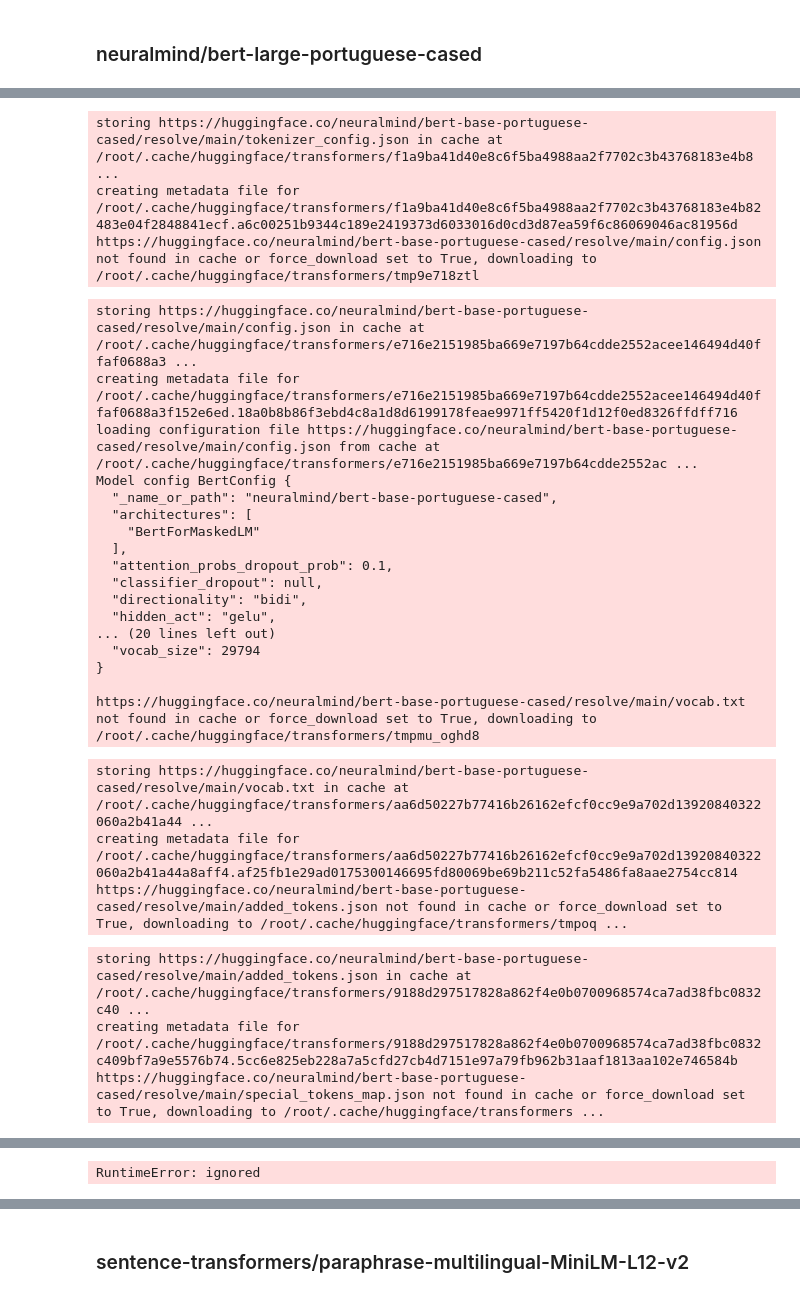
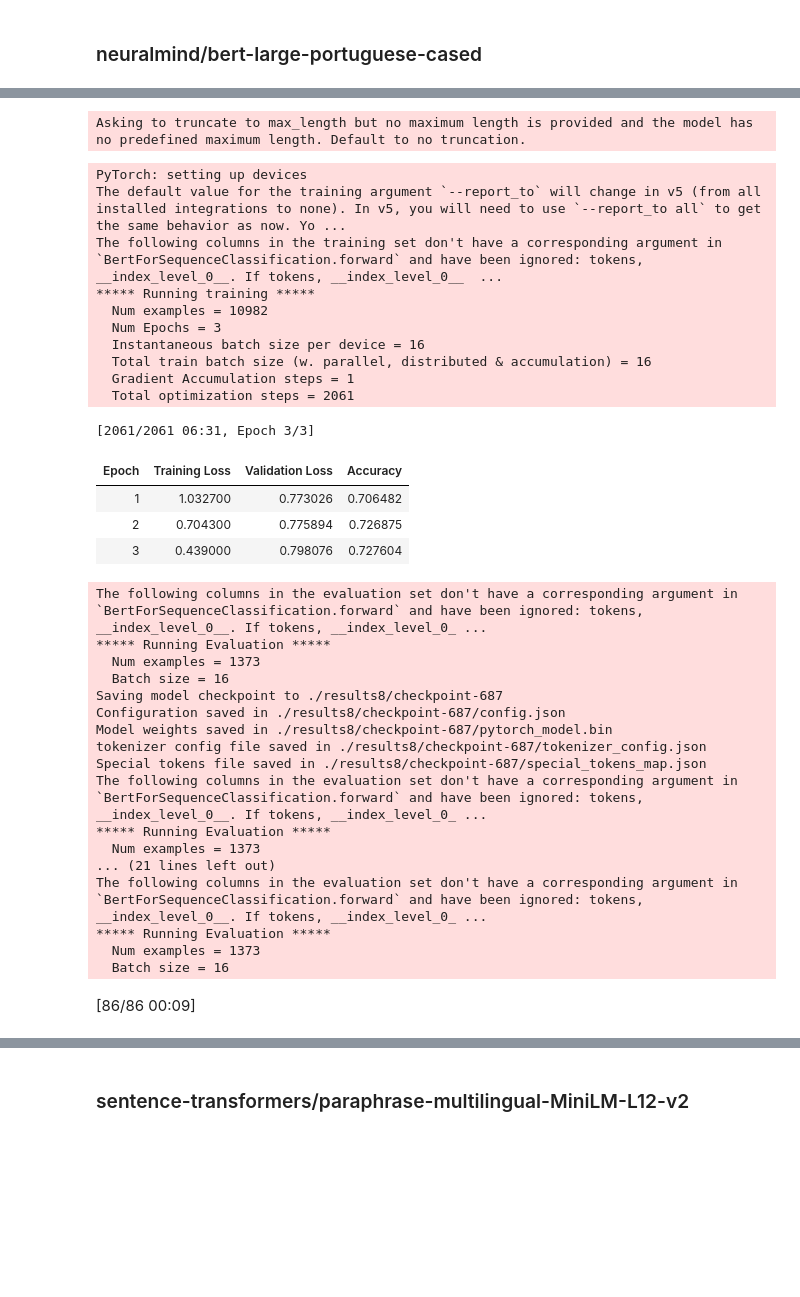
Before and after one commit to claramoreirag/FEUP-NLP-2, a Jupyter notebook: adu_classifier_hugging.ipynb, the cells around one changed output, grey strips where cells are left out. Saved outputs shown, nothing was run; the diff lists cells and outputs as text; code cells hidden in the pictures; blank space fills up the shorter version.

```diff
--- a/adu_classifier_hugging.ipynb
+++ b/adu_classifier_hugging.ipynb
@@ -713,9 +720,8 @@ Cohen kappa Score:
 
 tokenizer = AutoTokenizer.from_pretrained('neuralmind/bert-base-portuguese-cased')
 model =  AutoModelForSequenceClassification.from_pretrained('neuralmind/bert-base-portuguese-cased', num_labels=5)
-# from transformers import BertConfig
-# config = BertConfig()
-# config.vocab_size = tokenizer.vocab_size  # setting both to have same vocab size
-trainer=create_trainer(model, tokenizer,'./results8')
+tokenized_dataset = train_valid_test_dataset.map(tokenizer_processing, batched=True)
+
+trainer=create_trainer(model, tokenizer, tokenized_dataset,'./results8')
 run_trainer(trainer,tokenized_dataset["test"])
 # %% [output]
@@ -723,26 +745,34 @@ https://huggingface.co/neuralmind/bert-base-portuguese-cased/resolve/main/tokeni
-storing https://huggingface.co/neuralmind/bert-base-portuguese-cased/resolve/main/tokenizer_config.json in cache at /root/.cache/huggingface/transformers/f1a9ba41d40e8c6f5ba4988aa2f7702c3b43768183e4b8 ...
-creating metadata file for /root/.cache/huggingface/transformers/f1a9ba41d40e8c6f5ba4988aa2f7702c3b43768183e4b82483e04f2848841ecf.a6c00251b9344c189e2419373d6033016d0cd3d87ea59f6c86069046ac81956d
-https://huggingface.co/neuralmind/bert-base-portuguese-cased/resolve/main/config.json not found in cache or force_download set to True, downloading to /root/.cache/huggingface/transformers/tmp9e718ztl
+Asking to truncate to max_length but no maximum length is provided and the model has no predefined maximum length. Default to no truncation.
-storing https://huggingface.co/neuralmind/bert-base-portuguese-cased/resolve/main/config.json in cache at /root/.cache/huggingface/transformers/e716e2151985ba669e7197b64cdde2552acee146494d40ffaf0688a3 ...
-creating metadata file for /root/.cache/huggingface/transformers/e716e2151985ba669e7197b64cdde2552acee146494d40ffaf0688a3f152e6ed.18a0b8b86f3ebd4c8a1d8d6199178feae9971ff5420f1d12f0ed8326ffdff716
-loading configuration file https://huggingface.co/neuralmind/bert-base-portuguese-cased/resolve/main/config.json from cache at /root/.cache/huggingface/transformers/e716e2151985ba669e7197b64cdde2552ac ...
-Model config BertConfig {
-  "_name_or_path": "neuralmind/bert-base-portuguese-cased",
-  "architectures": [
-    "BertForMaskedLM"
-  ],
-  "attention_probs_dropout_prob": 0.1,
-  "classifier_dropout": null,
-  "directionality": "bidi",
-  "hidden_act": "gelu",
-... (20 lines left out)
-  "vocab_size": 29794
-}
-
-https://huggingface.co/neuralmind/bert-base-portuguese-cased/resolve/main/vocab.txt not found in cache or force_download set to True, downloading to /root/.cache/huggingface/transformers/tmpmu_oghd8
+PyTorch: setting up devices
+The default value for the training argument `--report_to` will change in v5 (from all installed integrations to none). In v5, you will need to use `--report_to all` to get the same behavior as now. Yo ...
+The following columns in the training set don't have a corresponding argument in `BertForSequenceClassification.forward` and have been ignored: tokens, __index_level_0__. If tokens, __index_level_0__  ...
+***** Running training *****
+  Num examples = 10982
+  Num Epochs = 3
+  Instantaneous batch size per device = 16
+  Total train batch size (w. parallel, distributed & accumulation) = 16
+  Gradient Accumulation steps = 1
+  Total optimization steps = 2061
-storing https://huggingface.co/neuralmind/bert-base-portuguese-cased/resolve/main/vocab.txt in cache at /root/.cache/huggingface/transformers/aa6d50227b77416b26162efcf0cc9e9a702d13920840322060a2b41a44 ...
-creating metadata file for /root/.cache/huggingface/transformers/aa6d50227b77416b26162efcf0cc9e9a702d13920840322060a2b41a44a8aff4.af25fb1e29ad0175300146695fd80069be69b211c52fa5486fa8aae2754cc814
-https://huggingface.co/neuralmind/bert-base-portuguese-cased/resolve/main/added_tokens.json not found in cache or force_download set to True, downloading to /root/.cache/huggingface/transformers/tmpoq ...
+[2061/2061 06:31, Epoch 3/3]
+| Epoch | Training Loss | Validation Loss | Accuracy |
+| 1 | 1.032700 | 0.773026 | 0.706482 |
+| 2 | 0.704300 | 0.775894 | 0.726875 |
+| 3 | 0.439000 | 0.798076 | 0.727604 |
-storing https://huggingface.co/neuralmind/bert-base-portuguese-cased/resolve/main/added_tokens.json in cache at /root/.cache/huggingface/transformers/9188d297517828a862f4e0b0700968574ca7ad38fbc0832c40 ...
-creating metadata file for /root/.cache/huggingface/transformers/9188d297517828a862f4e0b0700968574ca7ad38fbc0832c409bf7a9e5576b74.5cc6e825eb228a7a5cfd27cb4d7151e97a79fb962b31aaf1813aa102e746584b
-https://huggingface.co/neuralmind/bert-base-portuguese-cased/resolve/main/special_tokens_map.json not found in cache or force_download set to True, downloading to /root/.cache/huggingface/transformers ...
+The following columns in the evaluation set don't have a corresponding argument in `BertForSequenceClassification.forward` and have been ignored: tokens, __index_level_0__. If tokens, __index_level_0_ ...
+***** Running Evaluation *****
+  Num examples = 1373
+  Batch size = 16
+Saving model checkpoint to ./results8/checkpoint-687
+Configuration saved in ./results8/checkpoint-687/config.json
+Model weights saved in ./results8/checkpoint-687/pytorch_model.bin
+tokenizer config file saved in ./results8/checkpoint-687/tokenizer_config.json
+Special tokens file saved in ./results8/checkpoint-687/special_tokens_map.json
+The following columns in the evaluation set don't have a corresponding argument in `BertForSequenceClassification.forward` and have been ignored: tokens, __index_level_0__. If tokens, __index_level_0_ ...
+***** Running Evaluation *****
+  Num examples = 1373
+... (21 lines left out)
+The following columns in the evaluation set don't have a corresponding argument in `BertForSequenceClassification.forward` and have been ignored: tokens, __index_level_0__. If tokens, __index_level_0_ ...
+***** Running Evaluation *****
+  Num examples = 1373
+  Batch size = 16
+[86/86 00:09]
@@ -776,4 +788,3 @@ The default value for the training argument `--report_to` will change in v5 (fro
-RuntimeError: ignored
 # %%
 y_pred=use_trainer('./results8')
 evaluation(tokenized_dataset['test']['label'],y_pred)
```
Also changed, not shown: parts of 14 cells of this notebook.
